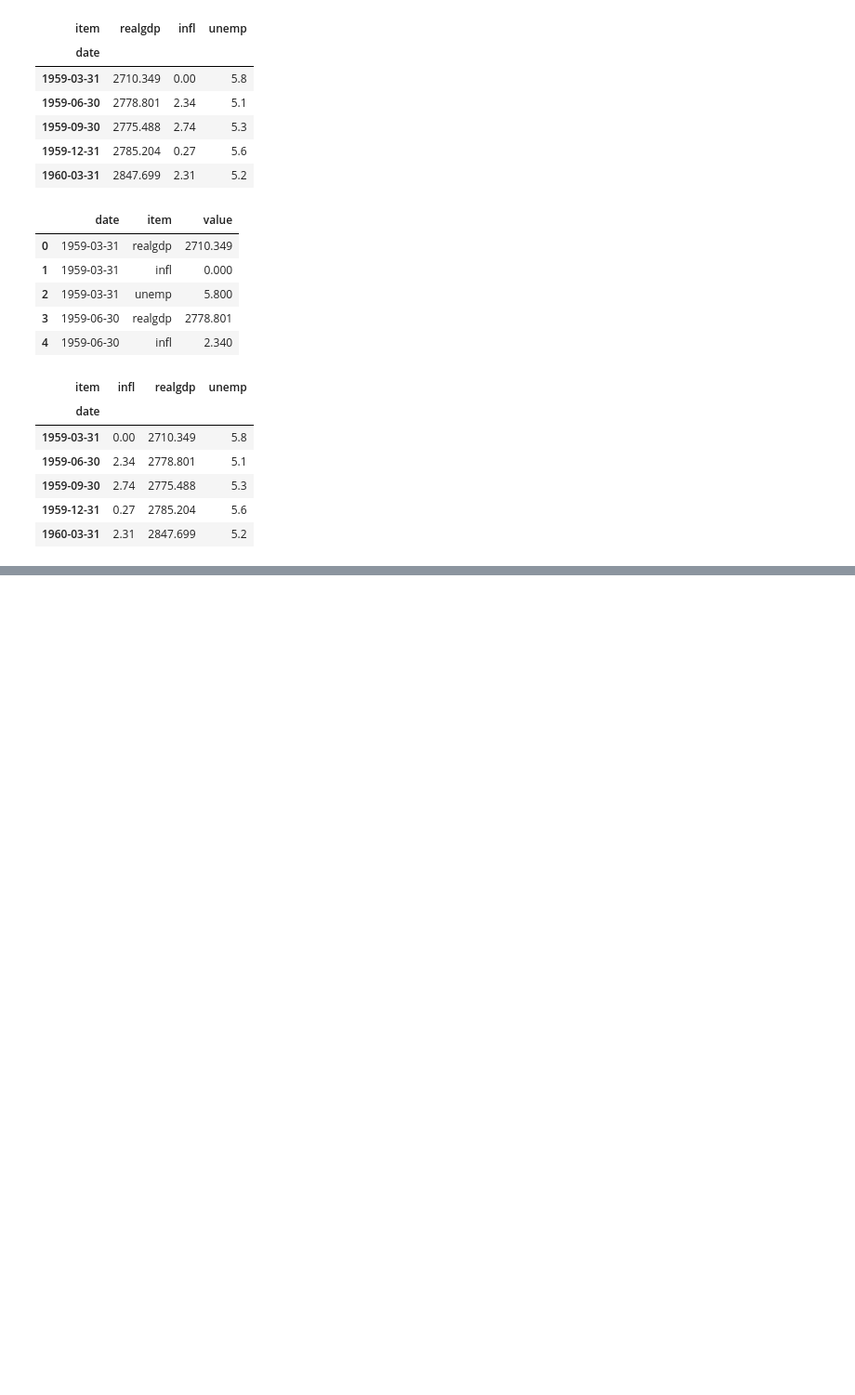
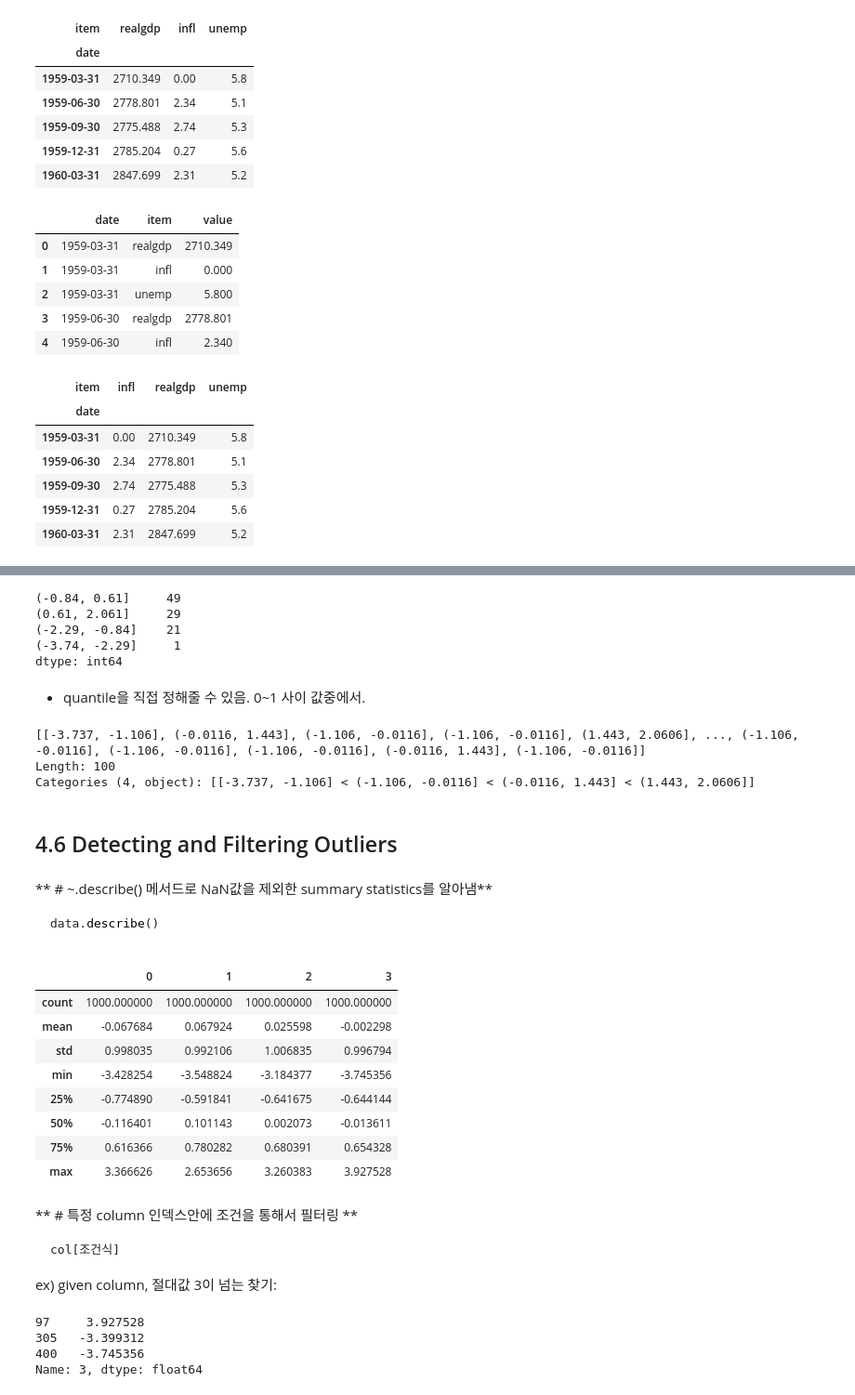
Before and after one commit to h3imdallr/TIL-datascience, a Jupyter notebook: DataPreparation.ipynb, the cells around one changed output, grey strips where cells are left out. Shown: that part at 93% size. Cells and saved outputs as stored; diff of their text form; code cells hidden in the pictures; blank space fills up the shorter version.

````diff
--- a/DataPreparation.ipynb
+++ b/DataPreparation.ipynb
@@ -801,0 +1018,60 @@ pivoted[:5]
+# %%
+#비교
+cats_cut = pd.cut(data,4,precision =2 )
+pd.value_counts(cats_cut)
+# %% [output]
+(-0.84, 0.61]     49
+(0.61, 2.061]     29
+(-2.29, -0.84]    21
+(-3.74, -2.29]     1
+dtype: int64
+# %% [markdown]
+* quantile을 직접 정해줄 수 있음. 0~1 사이 값중에서.
+# %%
+pd.qcut(data,[0,0.1,0.5,0.9,1.])
+# %% [output]
+[[-3.737, -1.106], (-0.0116, 1.443], (-1.106, -0.0116], (-1.106, -0.0116], (1.443, 2.0606], ..., (-1.106, -0.0116], (-1.106, -0.0116], (-1.106, -0.0116], (-0.0116, 1.443], (-1.106, -0.0116]]
+Length: 100
+Categories (4, object): [[-3.737, -1.106] < (-1.106, -0.0116] < (-0.0116, 1.443] < (1.443, 2.0606]]
+# %% [markdown]
+##  <a name= "4.6" ></a>  4.6 Detecting and Filtering Outliers
+# %% [markdown]
+
+** # ~.describe() 메서드로 NaN값을 제외한 summary statistics를 알아냄**
+>
+```css
+data.describe()
+```
+>
+# %%
+np.random.seed(12345)
+data = DataFrame(np.random.randn(1000,4))
+data.describe()
+# %% [output]
+|  | 0 | 1 | 2 | 3 |
+| count | 1000.000000 | 1000.000000 | 1000.000000 | 1000.000000 |
+| mean | -0.067684 | 0.067924 | 0.025598 | -0.002298 |
+| std | 0.998035 | 0.992106 | 1.006835 | 0.996794 |
+| min | -3.428254 | -3.548824 | -3.184377 | -3.745356 |
+| 25% | -0.774890 | -0.591841 | -0.641675 | -0.644144 |
+| 50% | -0.116401 | 0.101143 | 0.002073 | -0.013611 |
+| 75% | 0.616366 | 0.780282 | 0.680391 | 0.654328 |
+| max | 3.366626 | 2.653656 | 3.260383 | 3.927528 |
+# %% [markdown]
+** # 특정 column 인덱스안에 조건을 통해서 필터링 **
+
+>
+```css
+col[조건식]
+```
+>
+
+ex) given column, 절대값 3이 넘는 찾기:
+# %%
+target_col = data[3]
+targe_col[np.abs(col) > 3]
+# %% [output]
+97     3.927528
+305   -3.399312
+400   -3.745356
+Name: 3, dtype: float64
````
Also changed, not shown: parts of 70 cells of this notebook.
